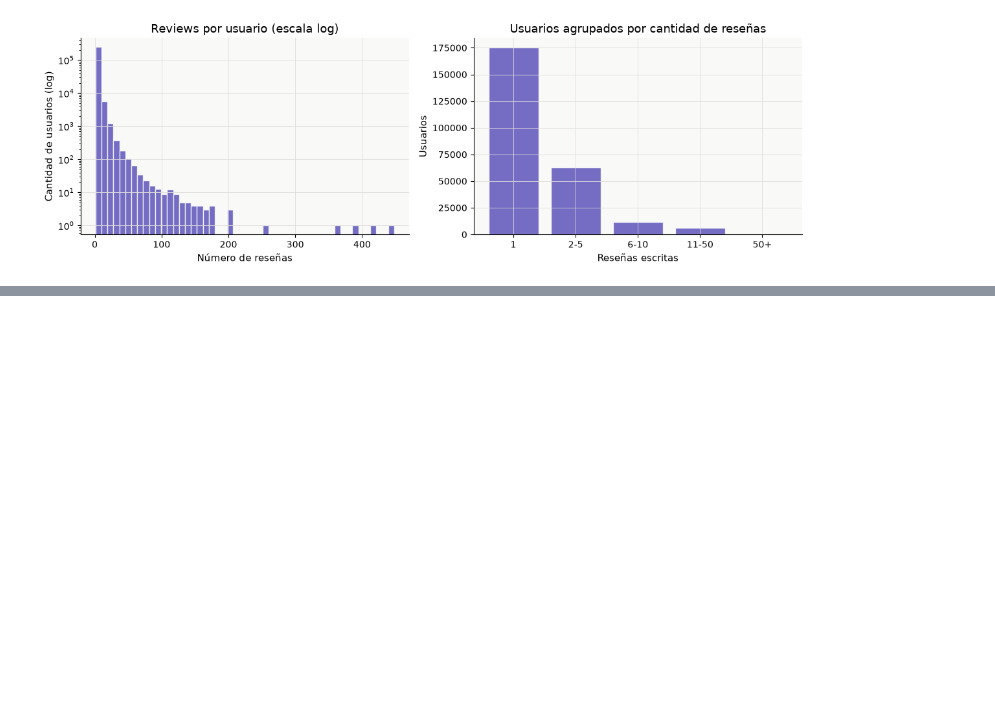
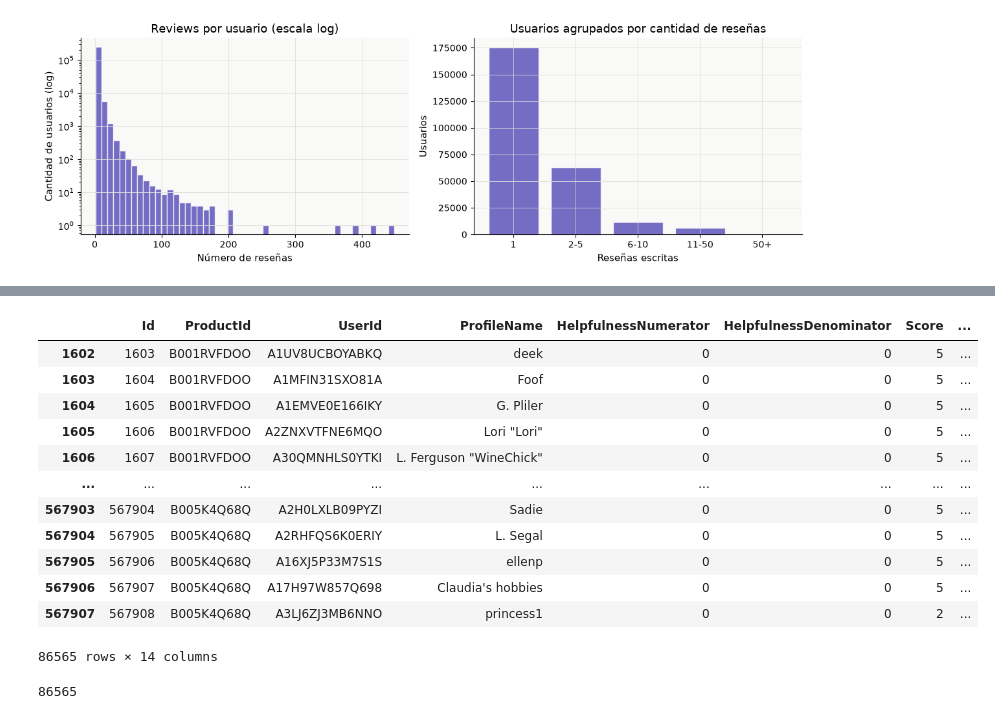
Before and after one commit to renatacatelli25/Ciencia-de-Datos, a Jupyter notebook: Proyecto.ipynb, the cells around one changed output, grey strips where cells are left out. Saved outputs shown, nothing was run; the diff lists cells and outputs as text; code cells hidden in the pictures; blank space fills up the shorter version.

```diff
--- a/EDA.ipynb
+++ b/Proyecto.ipynb
@@ -214,0 +268,35 @@ sns.histplot(df["helpfulness_ratio"])
+# %%
+# Estrategia recomendada para desarrollo
+# 1) Cargar de nuevo el dataset base para no depender de una muestra previa.
+# 2) Agrupar por producto porque un ProductId puede tener muchas reviews.
+# 3) Quedarnos con productos que tengan al menos 6 reviews.
+# 4) Tomar una muestra de 250 productos representativos por cantidad de reviews.
+
+
+product_stats = (
+    df.groupby("ProductId")
+      .agg(
+          n_reviews=("ProductId", "size"),
+          avg_score=("Score", "mean"),
+          avg_helpfulness=("helpfulness_ratio", "mean"),
+      )
+      .reset_index()
+)
+
+eligible_products = product_stats[product_stats["n_reviews"] >= 6]
+
+sample_product_ids = (
+    eligible_products
+    .sort_values(["n_reviews", "avg_score"], ascending=[False, False])
+    .head(250)["ProductId"]
+    .tolist()
+)
+
+df_dev = df[df["ProductId"].isin(sample_product_ids)].copy()
+
+print(f"Filas originales: {len(df)}")
+print(f"Productos elegibles: {len(eligible_products)}")
+print(f"Filas en la muestra de desarrollo: {len(df_dev)}")
+print(f"Productos en la muestra de desarrollo: {df_dev['ProductId'].nunique()}")
+print("\nTop productos por cantidad de reviews:")
+print(eligible_products.sort_values("n_reviews", ascending=False).head(10))
@@ -214,0 +321,16 @@ sns.histplot(df["helpfulness_ratio"])
+# %%
+df_dev
+# %% [output]
+|  | Id | ProductId | UserId | ProfileName | HelpfulnessNumerator | HelpfulnessDenominator | Score | ... |
+| 1602 | 1603 | B001RVFDOO | A1UV8UCBOYABKQ | deek | 0 | 0 | 5 | ... |
+| 1603 | 1604 | B001RVFDOO | A1MFIN31SXO81A | Foof | 0 | 0 | 5 | ... |
+| 1604 | 1605 | B001RVFDOO | A1EMVE0E166IKY | G. Pliler | 0 | 0 | 5 | ... |
+| 1605 | 1606 | B001RVFDOO | A2ZNXVTFNE6MQO | Lori "Lori" | 0 | 0 | 5 | ... |
+| 1606 | 1607 | B001RVFDOO | A30QMNHLS0YTKI | L. Ferguson "WineChick" | 0 | 0 | 5 | ... |
+| ... | ... | ... | ... | ... | ... | ... | ... | ... |
+| 567903 | 567904 | B005K4Q68Q | A2H0LXLB09PYZI | Sadie | 0 | 0 | 5 | ... |
+| 567904 | 567905 | B005K4Q68Q | A2RHFQS6K0ERIY | L. Segal | 0 | 0 | 5 | ... |
+| 567905 | 567906 | B005K4Q68Q | A16XJ5P33M7S1S | ellenp | 0 | 0 | 5 | ... |
+| 567906 | 567907 | B005K4Q68Q | A17H97W857Q698 | Claudia's hobbies | 0 | 0 | 5 | ... |
+| 567907 | 567908 | B005K4Q68Q | A3LJ6ZJ3MB6NNO | princess1 | 0 | 0 | 2 | ... |
+86565 rows × 14 columns
@@ -214,0 +339,4 @@ sns.histplot(df["helpfulness_ratio"])
+# %%
+len(df)
+# %% [output]
+86565
```
Also changed, not shown: parts of 82 cells of this notebook, 26 other files.
